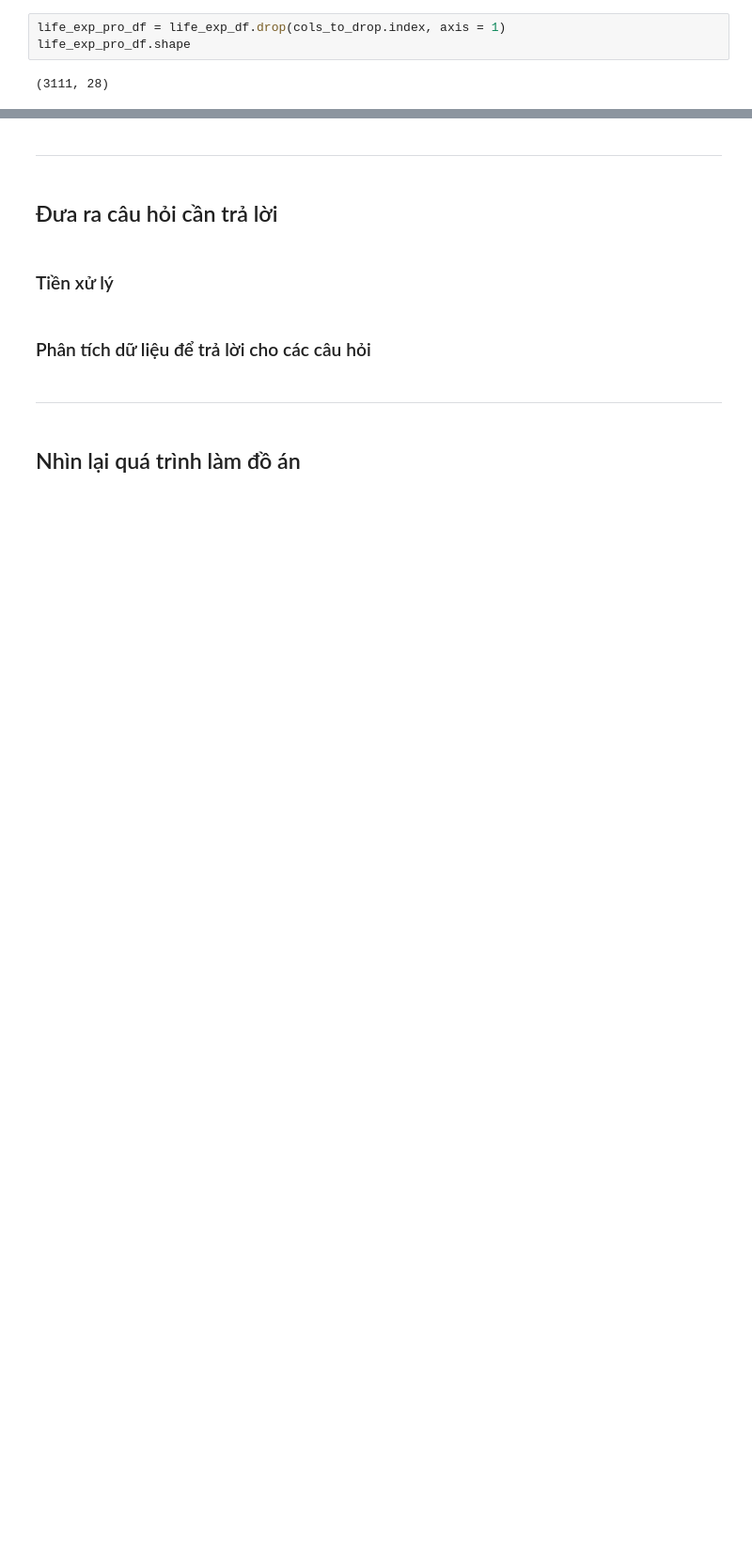
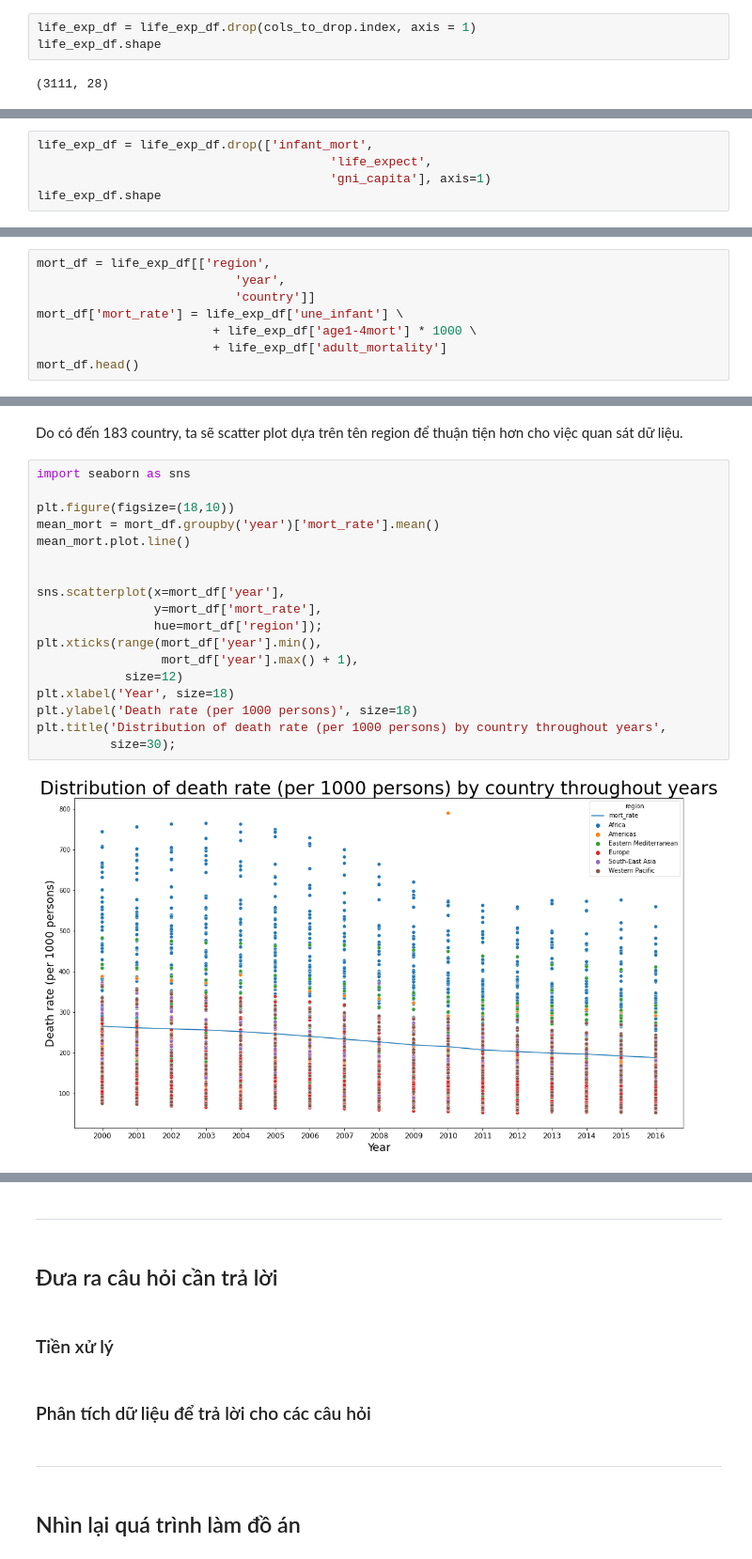
Before and after one commit to tronglocbrvt/FinalProject-P4DS, a Jupyter notebook: 18120197_19120068.ipynb, the cells around one changed output, grey strips where cells are left out. Shown at 94% size. Saved outputs shown, nothing was run; the diff lists cells and outputs as text; blank space fills up the shorter version.

```diff
--- a/18120197_19120068.ipynb
+++ b/18120197_19120068.ipynb
@@ -234,7 +271,7 @@ une_literacy    81.645773
 une_school      74.124076
 dtype: float64
 # %%
-life_exp_pro_df = life_exp_df.drop(cols_to_drop.index, axis = 1)
-life_exp_pro_df.shape
+life_exp_df = life_exp_df.drop(cols_to_drop.index, axis = 1)
+life_exp_df.shape
 # %% [output]
 (3111, 28)
@@ -242,0 +280,5 @@ Sau khi tiền xử lý xóa 4 cột, bộ dữ liệu còn 3111 dòng và 28 c
+# %%
+life_exp_df = life_exp_df.drop(['infant_mort',
+                                        'life_expect',
+                                        'gni_capita'], axis=1)
+life_exp_df.shape
@@ -242,0 +321,8 @@ Sau khi tiền xử lý xóa 4 cột, bộ dữ liệu còn 3111 dòng và 28 c
+# %%
+mort_df = life_exp_df[['region',
+                           'year',
+                           'country']]
+mort_df['mort_rate'] = life_exp_df['une_infant'] \
+                        + life_exp_df['age1-4mort'] * 1000 \
+                        + life_exp_df['adult_mortality']
+mort_df.head()
@@ -242,0 +341,22 @@ Sau khi tiền xử lý xóa 4 cột, bộ dữ liệu còn 3111 dòng và 28 c
+# %% [markdown]
+Do có đến 183 country, ta sẽ scatter plot dựa trên tên region để thuận tiện hơn cho việc quan sát dữ liệu.
+# %%
+import seaborn as sns
+
+plt.figure(figsize=(18,10))
+mean_mort = mort_df.groupby('year')['mort_rate'].mean()
+mean_mort.plot.line()
+
+
+sns.scatterplot(x=mort_df['year'],
+                y=mort_df['mort_rate'],
+                hue=mort_df['region']);
+plt.xticks(range(mort_df['year'].min(),
+                 mort_df['year'].max() + 1),
+            size=12)
+plt.xlabel('Year', size=18)
+plt.ylabel('Death rate (per 1000 persons)', size=18)
+plt.title('Distribution of death rate (per 1000 persons) by country throughout years',
+          size=30);
+# %% [output]
+[figure, added]
```
Also changed, not shown: parts of 28 cells of this notebook, 2 other files.
